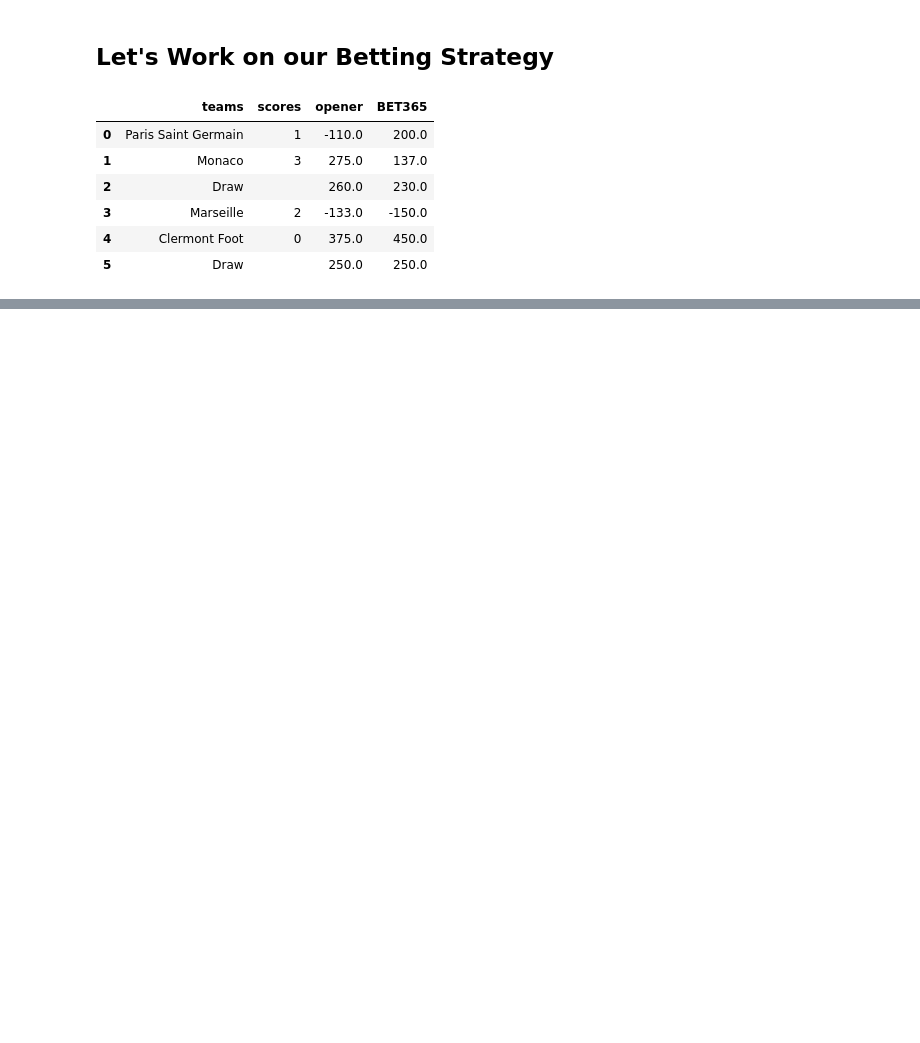
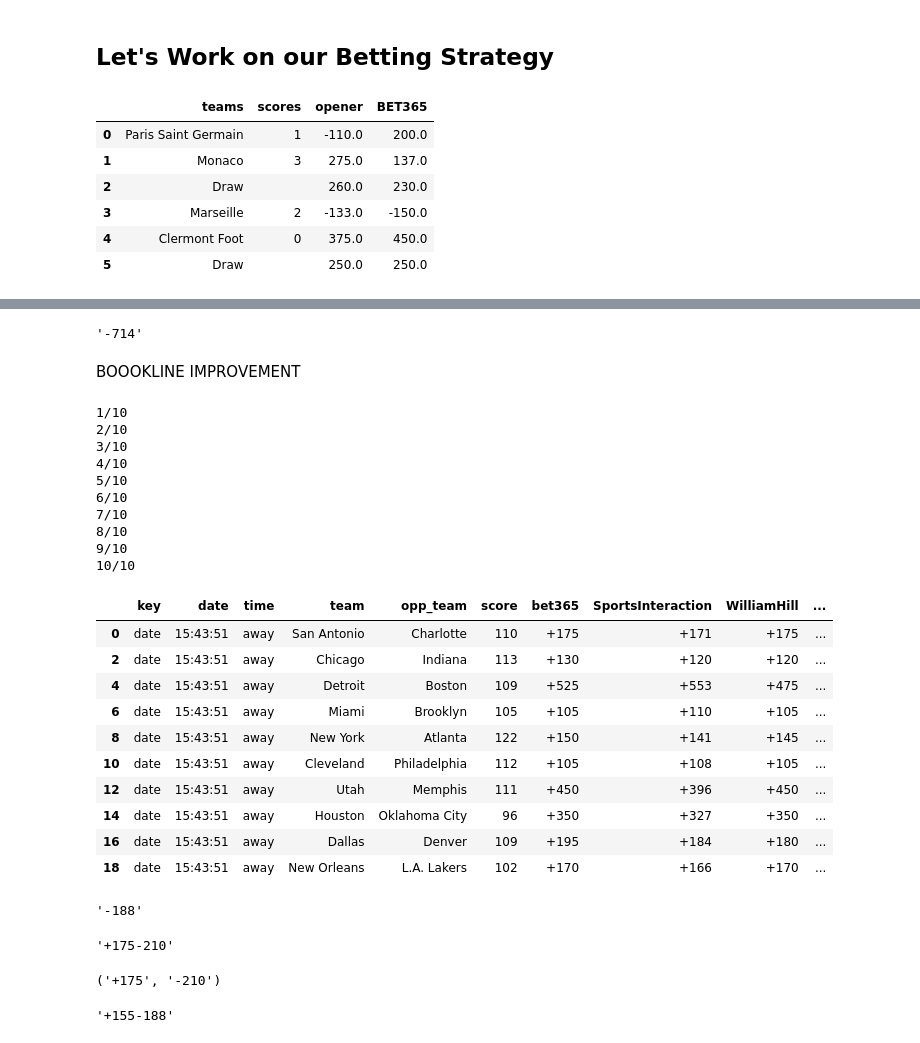
Before and after one commit to randolphmevaa/Soccer_Betting, a Jupyter notebook: betting_strategy.ipynb, the cells around one changed output, grey strips where cells are left out. Cells and saved outputs as stored; diff of their text form; code cells hidden in the pictures; blank space fills up the shorter version.

Commit message:
Improvements

```diff
--- a/betting_strategy.ipynb
+++ b/betting_strategy.ipynb
@@ -24,0 +64,5 @@ The history saving thread hit an unexpected error (OperationalError('database or
+# %%
+url = 'https://www.sportsbookreview.com/betting-odds/nba-basketball/money-line/full-game/?date=2023-02-15'
+raw_data = requests.get(url)
+soup_big = BeautifulSoup(raw_data.text, 'html.parser')
+soup = soup_big.find_all('div', id="tbody-nba")
@@ -24,0 +220,11 @@ The history saving thread hit an unexpected error (OperationalError('database or
+# %%
+def book_line(line_id, book_id, homeaway):
+        ## Get Line info from book ID
+        line = soup.find_all('div', attrs ={'class':"GameRows_containerTable__YoLW7"})[line_id].find_all('div', attrs = {'class':'OddsCells_numbersContainer__6V_XO'})[book_id].find_all('div')[homeaway].get_text().strip()
+        return line
+
+# book_line(i, max6, 1or2)
+# %% [output]
+'-714'
+# %% [markdown]
+BOOOKLINE IMPROVEMENT
@@ -24,0 +413,41 @@ The history saving thread hit an unexpected error (OperationalError('database or
+# %%
+parse_and_write_data(soup_ml, 'date', time_ml, not_ML = False)
+# %% [output]
+1/10
+2/10
+3/10
+4/10
+5/10
+6/10
+7/10
+8/10
+9/10
+10/10
+|  | key | date | time | team | opp_team | score | bet365 | SportsInteraction | WilliamHill | ... |
+| 0 | date | 15:43:51 | away | San Antonio | Charlotte | 110 | +175 | +171 | +175 | ... |
+| 2 | date | 15:43:51 | away | Chicago | Indiana | 113 | +130 | +120 | +120 | ... |
+| 4 | date | 15:43:51 | away | Detroit | Boston | 109 | +525 | +553 | +475 | ... |
+| 6 | date | 15:43:51 | away | Miami | Brooklyn | 105 | +105 | +110 | +105 | ... |
+| 8 | date | 15:43:51 | away | New York | Atlanta | 122 | +150 | +141 | +145 | ... |
+| 10 | date | 15:43:51 | away | Cleveland | Philadelphia | 112 | +105 | +108 | +105 | ... |
+| 12 | date | 15:43:51 | away | Utah | Memphis | 111 | +450 | +396 | +450 | ... |
+| 14 | date | 15:43:51 | away | Houston | Oklahoma City | 96 | +350 | +327 | +350 | ... |
+| 16 | date | 15:43:51 | away | Dallas | Denver | 109 | +195 | +184 | +180 | ... |
+| 18 | date | 15:43:51 | away | New Orleans | L.A. Lakers | 102 | +170 | +166 | +170 | ... |
+# %%
+# Here are all the GAMES
+len(soup.find_all('div', attrs ={'class':"GameRows_compactBettingOptionContainer__CVj3t"}))
+# .find_all('div', attrs = {'class':'OddsCells_numbersContainer__6V_XO'})[0].find_all('div')[1].get_text().strip()
+# soup.find_all('div', attrs ={'class':"GameRows_containerTable__YoLW7"})[9].find_all('div', attrs = {'class':'OddsCells_numbersContainer__6V_XO'})[6].find_all('div')[2].get_text().strip()
+# %% [output]
+'-188'
+# %%
+# Bet365 together
+soup[0].find_all('div', attrs = {'class':'OddsCells_numbersContainer__6V_XO'})[0].find_all('div')[0].get_text().strip()
+# %% [output]
+'+175-210'
+# %%
+# Bet365 home and away
+soup.find_all('div', attrs = {'class':'OddsCells_numbersContainer__6V_XO'})[0].find_all('div')[1].get_text().strip(), soup.find_all('div', attrs = {'class':'OddsCells_numbersContainer__6V_XO'})[0].find_all('div')[2].get_text().strip()
+# %% [output]
+('+175', '-210')
@@ -24,0 +456,5 @@ The history saving thread hit an unexpected error (OperationalError('database or
+# %%
+# 888sport together
+soup.find_all('div', attrs = {'class':'OddsCells_numbersContainer__6V_XO'})[69].find_all('div')[0].get_text().strip()
+# %% [output]
+'+155-188'
```
Also changed, not shown: parts of 14 cells of this notebook.
